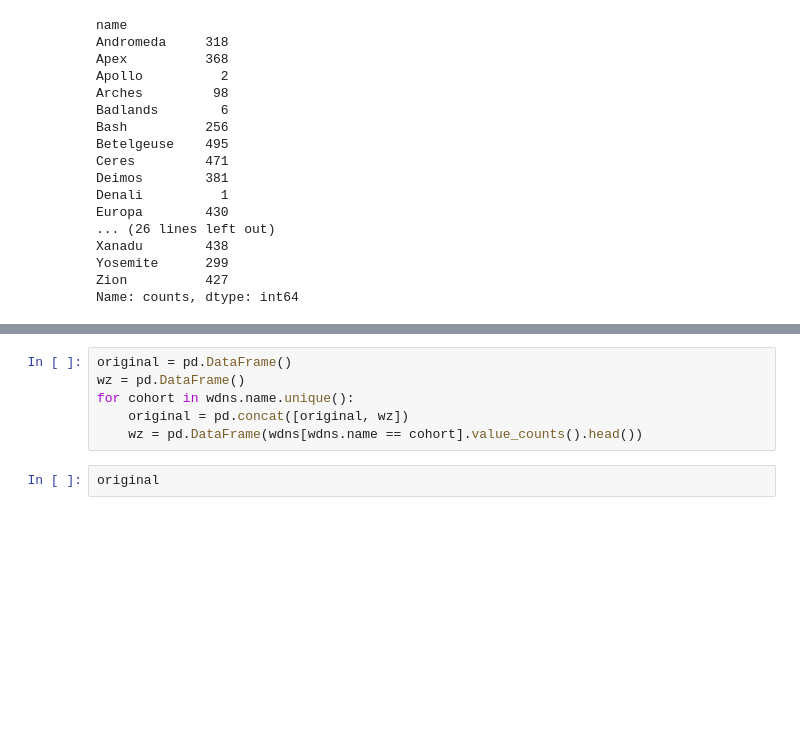
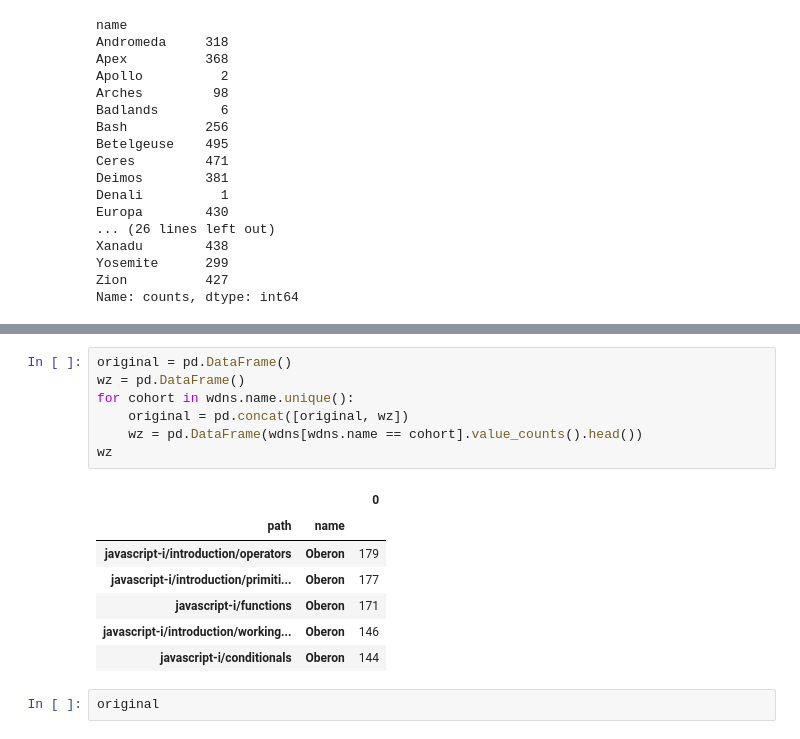
Before and after one commit to AACKV/anomaly_detection_project, a Jupyter notebook: Vscratch.ipynb, the cells around one changed output, grey strips where cells are left out. Saved outputs shown, nothing was run; the diff lists cells and outputs as text; blank space fills up the shorter version.

```diff
--- a/Vscratch.ipynb
+++ b/Vscratch.ipynb
@@ -711,9 +721,18 @@ dtype: int64
 # %%
 original = pd.DataFrame()
 wz = pd.DataFrame()
 for cohort in wdns.name.unique():
     original = pd.concat([original, wz])
     wz = pd.DataFrame(wdns[wdns.name == cohort].value_counts().head())
+wz
+# %% [output]
+|  |  | 0 |
+| path | name |  |
+| javascript-i/introduction/operators | Oberon | 179 |
+| javascript-i/introduction/primiti... | Oberon | 177 |
+| javascript-i/functions | Oberon | 171 |
+| javascript-i/introduction/working... | Oberon | 146 |
+| javascript-i/conditionals | Oberon | 144 |
 # %%
 original
 # %% [output]
```
Also changed, not shown: parts of 1 cell of this notebook.
